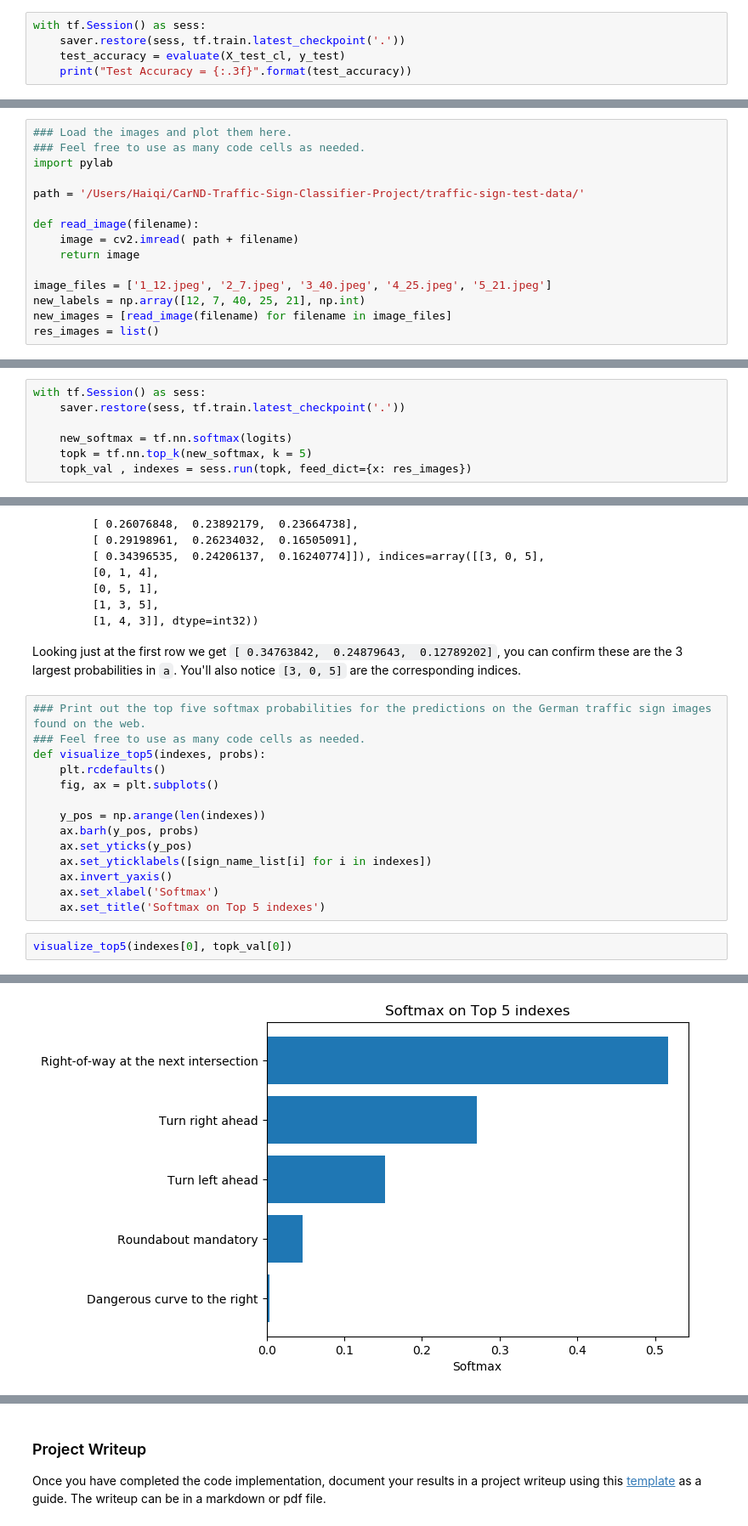
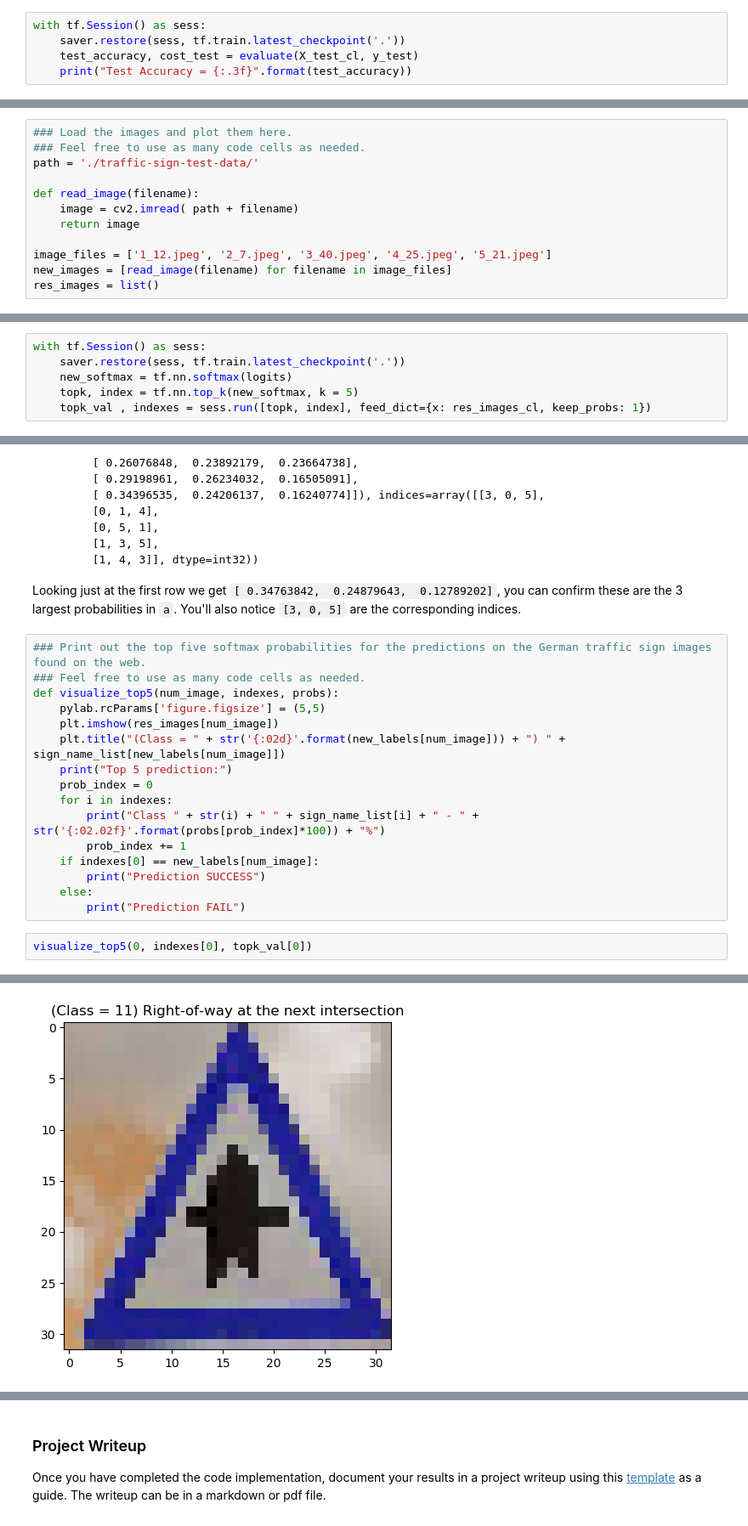
Before and after one commit to haiqibian/Traffic-Sign-Classifier-Project, a Jupyter notebook: Traffic_Sign_Classifier.ipynb, the cells around one changed output, grey strips where cells are left out. Shown: that part at 85% size. Cells and saved outputs as stored; diff of their text form.

```diff
--- a/Traffic_Sign_Classifier.ipynb
+++ b/Traffic_Sign_Classifier.ipynb
@@ -389,6 +473,6 @@ Model saved
 # %%
 with tf.Session() as sess:
     saver.restore(sess, tf.train.latest_checkpoint('.'))
-    test_accuracy = evaluate(X_test_cl, y_test)
+    test_accuracy, cost_test = evaluate(X_test_cl, y_test)
     print("Test Accuracy = {:.3f}".format(test_accuracy))
 # %% [output]
@@ -406,16 +491,13 @@ You may find `signnames.csv` useful as it contains mappings from the class id (i
 # %%
 ### Load the images and plot them here.
 ### Feel free to use as many code cells as needed.
-import pylab
-
-path = '/Users/Haiqi/CarND-Traffic-Sign-Classifier-Project/traffic-sign-test-data/'
+path = './traffic-sign-test-data/'
 
 def read_image(filename):
     image = cv2.imread( path + filename)
     return image
 
 image_files = ['1_12.jpeg', '2_7.jpeg', '3_40.jpeg', '4_25.jpeg', '5_21.jpeg']
-new_labels = np.array([12, 7, 40, 25, 21], np.int)
 new_images = [read_image(filename) for filename in image_files]
 res_images = list()
 # %%
@@ -526,7 +631,6 @@ res_images = tmp
 # %%
 with tf.Session() as sess:
     saver.restore(sess, tf.train.latest_checkpoint('.'))
-
     new_softmax = tf.nn.softmax(logits)
-    topk = tf.nn.top_k(new_softmax, k = 5)
-    topk_val , indexes = sess.run(topk, feed_dict={x: res_images})
+    topk, index = tf.nn.top_k(new_softmax, k = 5)
+    topk_val , indexes = sess.run([topk, index], feed_dict={x: res_images_cl, keep_probs: 1})
@@ -578,17 +691,19 @@ Looking just at the first row we get `[ 0.34763842,  0.24879643,  0.12789202]`,
 # %%
 ### Print out the top five softmax probabilities for the predictions on the German traffic sign images found on the web.
 ### Feel free to use as many code cells as needed.
-def visualize_top5(indexes, probs):
-    plt.rcdefaults()
-    fig, ax = plt.subplots()
-
-    y_pos = np.arange(len(indexes))
-    ax.barh(y_pos, probs)
-    ax.set_yticks(y_pos)
-    ax.set_yticklabels([sign_name_list[i] for i in indexes])
-    ax.invert_yaxis()
-    ax.set_xlabel('Softmax')
-    ax.set_title('Softmax on Top 5 indexes')
+def visualize_top5(num_image, indexes, probs):
+    pylab.rcParams['figure.figsize'] = (5,5)
+    plt.imshow(res_images[num_image])
+    plt.title("(Class = " + str('{:02d}'.format(new_labels[num_image])) + ") " + sign_name_list[new_labels[num_image]])
+    print("Top 5 prediction:")
+    prob_index = 0
+    for i in indexes:
+        print("Class " + str(i) + " " + sign_name_list[i] + " - " + str('{:02.02f}'.format(probs[prob_index]*100)) + "%")
+        prob_index += 1
+    if indexes[0] == new_labels[num_image]:
+        print("Prediction SUCCESS")
+    else:
+        print("Prediction FAIL")
 # %%
-visualize_top5(indexes[0], topk_val[0])
+visualize_top5(0, indexes[0], topk_val[0])
 # %% [output]
@@ -595,2 +717,2 @@ visualize_top5(indexes[0], topk_val[0])
-[figure, old version]
+[figure, new version]
 # %%
```
Also changed, not shown: parts of 28 cells of this notebook.
